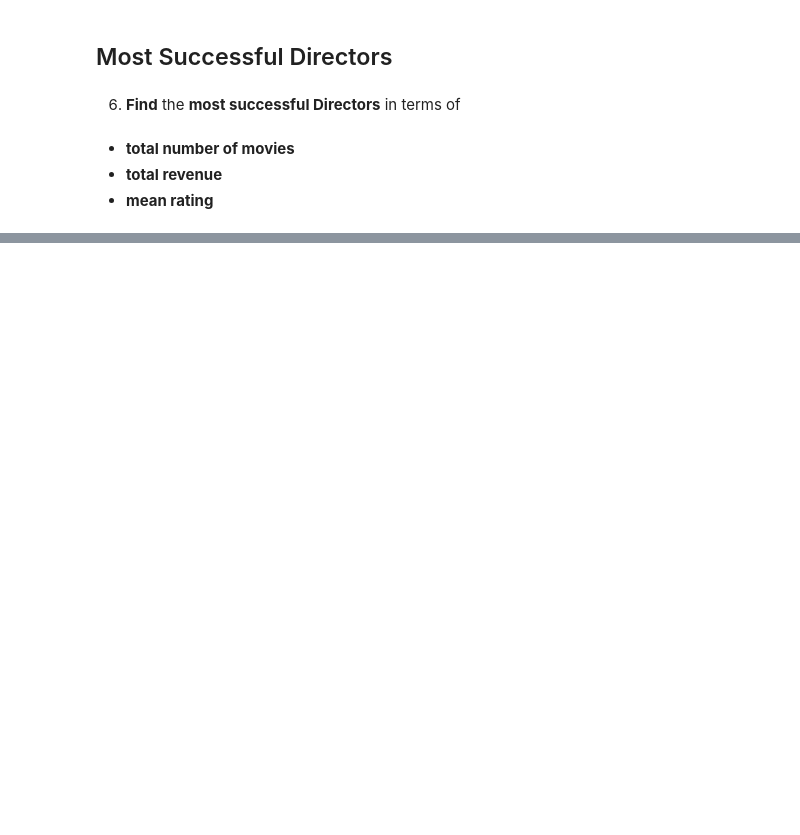
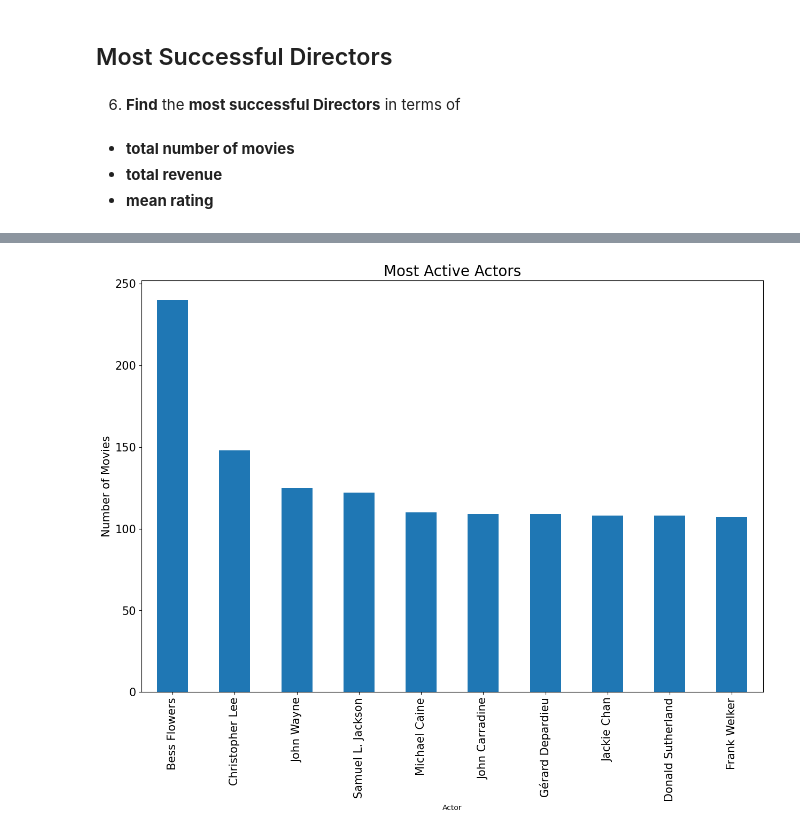
Before and after one commit to jruizdavalos/data-science-projects, a Jupyter notebook: 01-Project/Project_01_ProjectBrief_blank.ipynb, the cells around one changed output, grey strips where cells are left out. Saved outputs shown, nothing was run; the diff lists cells and outputs as text; code cells hidden in the pictures; blank space fills up the shorter version.

```diff
--- a/01-Project/Project_01_ProjectBrief_blank.ipynb
+++ b/01-Project/Project_01_ProjectBrief_blank.ipynb
@@ -882,0 +1153,2 @@ __Are Franchise more successful?__
+# %%
+df.set_index("id", inplace = True)
@@ -882,0 +1191,5 @@ __Are Franchise more successful?__
+# %%
+act=df.cast.str.split("|",expand=True)
+# %%
+act=act.stack().reset_index(level=1,drop=True).to_frame()
+act.columns=["Actor"]
@@ -882,0 +1213,3 @@ __Are Franchise more successful?__
+# %%
+act=act.merge(df[["title","revenue_musd","vote_average","popularity"]],
+              how="left",left_index=True, right_index=True)
@@ -882,0 +1287,8 @@ __Are Franchise more successful?__
+# %%
+plt.figure(figsize=(15,10))
+act.Actor.value_counts().head(10).plot(kind='bar', fontsize = 15)
+plt.title("Most Active Actors",fontsize = 20)
+plt.ylabel("Number of Movies", fontsize = 15)
+plt.show()
+# %% [output]
+[figure, added]
```
Also changed, not shown: parts of 58 cells of this notebook, 1 other file.
